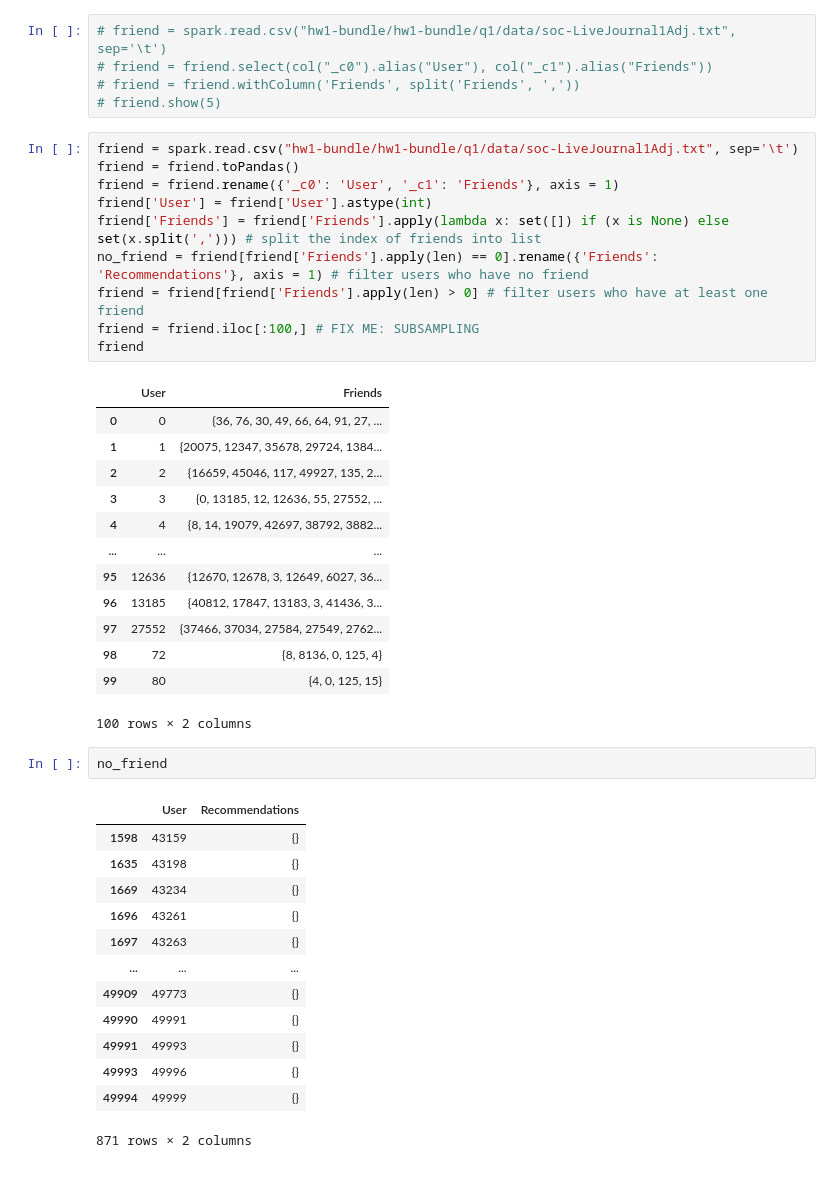
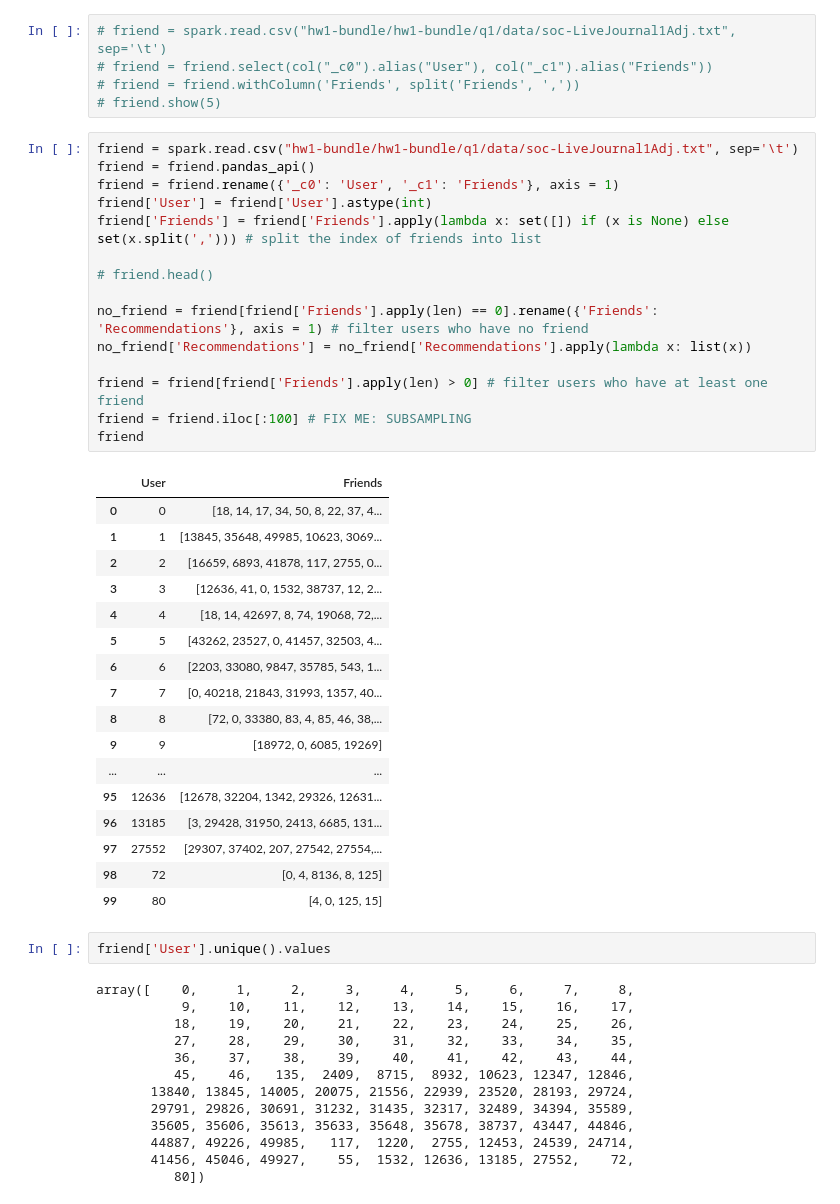
Before and after one commit to WenhaoP/CSE-547, a Jupyter notebook: HW1/main.ipynb, the cells around one changed output. Cells and saved outputs as stored; diff of their text form.

```diff
--- a/HW1/main.ipynb
+++ b/HW1/main.ipynb
@@ -26,42 +28,50 @@ spark = SparkSession.builder.appName("MySparkApp").getOrCreate()
 # friend.show(5)
 # %%
 friend = spark.read.csv("hw1-bundle/hw1-bundle/q1/data/soc-LiveJournal1Adj.txt", sep='\t')
-friend = friend.toPandas()
+friend = friend.pandas_api()
 friend = friend.rename({'_c0': 'User', '_c1': 'Friends'}, axis = 1)
 friend['User'] = friend['User'].astype(int)
 friend['Friends'] = friend['Friends'].apply(lambda x: set([]) if (x is None) else set(x.split(','))) # split the index of friends into list
+
+# friend.head()
+
 no_friend = friend[friend['Friends'].apply(len) == 0].rename({'Friends': 'Recommendations'}, axis = 1) # filter users who have no friend
+no_friend['Recommendations'] = no_friend['Recommendations'].apply(lambda x: list(x))
+
 friend = friend[friend['Friends'].apply(len) > 0] # filter users who have at least one friend
-friend = friend.iloc[:100,] # FIX ME: SUBSAMPLING
+friend = friend.iloc[:100] # FIX ME: SUBSAMPLING
 friend
 # %% [output]
 |  | User | Friends |
-| 0 | 0 | {36, 76, 30, 49, 66, 64, 91, 27, ... |
-| 1 | 1 | {20075, 12347, 35678, 29724, 1384... |
-| 2 | 2 | {16659, 45046, 117, 49927, 135, 2... |
-| 3 | 3 | {0, 13185, 12, 12636, 55, 27552, ... |
-| 4 | 4 | {8, 14, 19079, 42697, 38792, 3882... |
+| 0 | 0 | [18, 14, 17, 34, 50, 8, 22, 37, 4... |
+| 1 | 1 | [13845, 35648, 49985, 10623, 3069... |
+| 2 | 2 | [16659, 6893, 41878, 117, 2755, 0... |
+| 3 | 3 | [12636, 41, 0, 1532, 38737, 12, 2... |
+| 4 | 4 | [18, 14, 42697, 8, 74, 19068, 72,... |
+| 5 | 5 | [43262, 23527, 0, 41457, 32503, 4... |
+| 6 | 6 | [2203, 33080, 9847, 35785, 543, 1... |
+| 7 | 7 | [0, 40218, 21843, 31993, 1357, 40... |
+| 8 | 8 | [72, 0, 33380, 83, 4, 85, 46, 38,... |
+| 9 | 9 | [18972, 0, 6085, 19269] |
 | ... | ... | ... |
-| 95 | 12636 | {12670, 12678, 3, 12649, 6027, 36... |
-| 96 | 13185 | {40812, 17847, 13183, 3, 41436, 3... |
-| 97 | 27552 | {37466, 37034, 27584, 27549, 2762... |
-| 98 | 72 | {8, 8136, 0, 125, 4} |
-| 99 | 80 | {4, 0, 125, 15} |
+| 95 | 12636 | [12678, 32204, 1342, 29326, 12631... |
+| 96 | 13185 | [3, 29428, 31950, 2413, 6685, 131... |
+| 97 | 27552 | [29307, 37402, 207, 27542, 27554,... |
+| 98 | 72 | [0, 4, 8136, 8, 125] |
+| 99 | 80 | [4, 0, 125, 15] |
-100 rows × 2 columns
-# %%
-no_friend
-# %% [output]
-|  | User | Recommendations |
-| 1598 | 43159 | {} |
-| 1635 | 43198 | {} |
-| 1669 | 43234 | {} |
-| 1696 | 43261 | {} |
-| 1697 | 43263 | {} |
-| ... | ... | ... |
-| 49909 | 49773 | {} |
-| 49990 | 49991 | {} |
-| 49991 | 49993 | {} |
-| 49993 | 49996 | {} |
-| 49994 | 49999 | {} |
-871 rows × 2 columns
+# %%
+friend['User'].unique().values
+# %% [output]
+array([    0,     1,     2,     3,     4,     5,     6,     7,     8,
+           9,    10,    11,    12,    13,    14,    15,    16,    17,
+          18,    19,    20,    21,    22,    23,    24,    25,    26,
+          27,    28,    29,    30,    31,    32,    33,    34,    35,
+          36,    37,    38,    39,    40,    41,    42,    43,    44,
+          45,    46,   135,  2409,  8715,  8932, 10623, 12347, 12846,
+       13840, 13845, 14005, 20075, 21556, 22939, 23520, 28193, 29724,
+       29791, 29826, 30691, 31232, 31435, 32317, 32489, 34394, 35589,
+       35605, 35606, 35613, 35633, 35648, 35678, 38737, 43447, 44846,
+       44887, 49226, 49985,   117,  1220,  2755, 12453, 24539, 24714,
+       41456, 45046, 49927,    55,  1532, 12636, 13185, 27552,    72,
+          80])
 # %%
```
Also changed, not shown: parts of 24 cells of this notebook.
